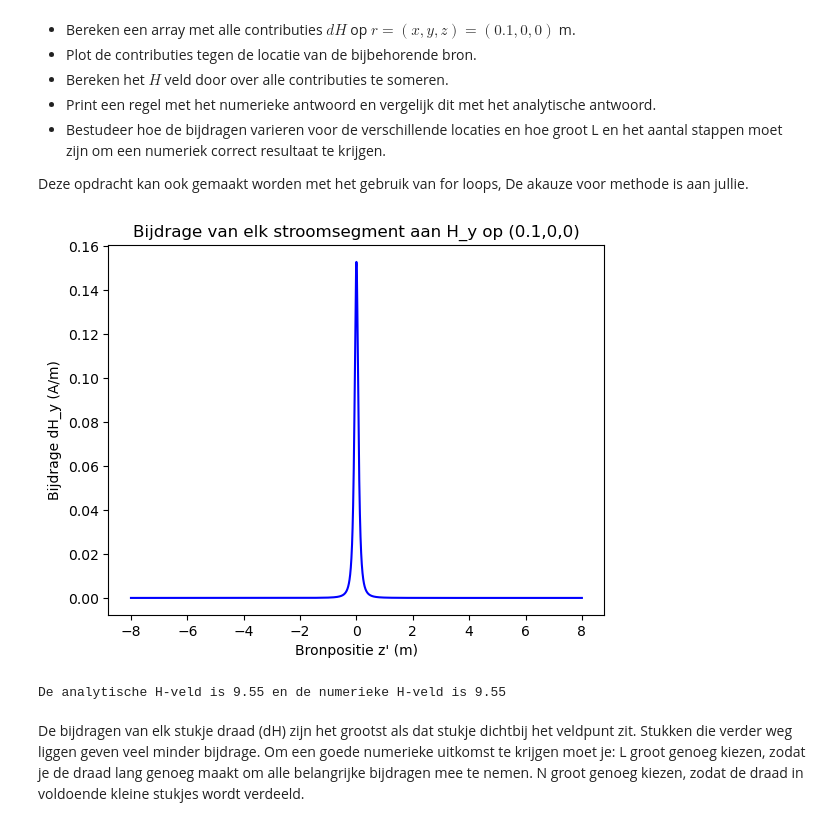
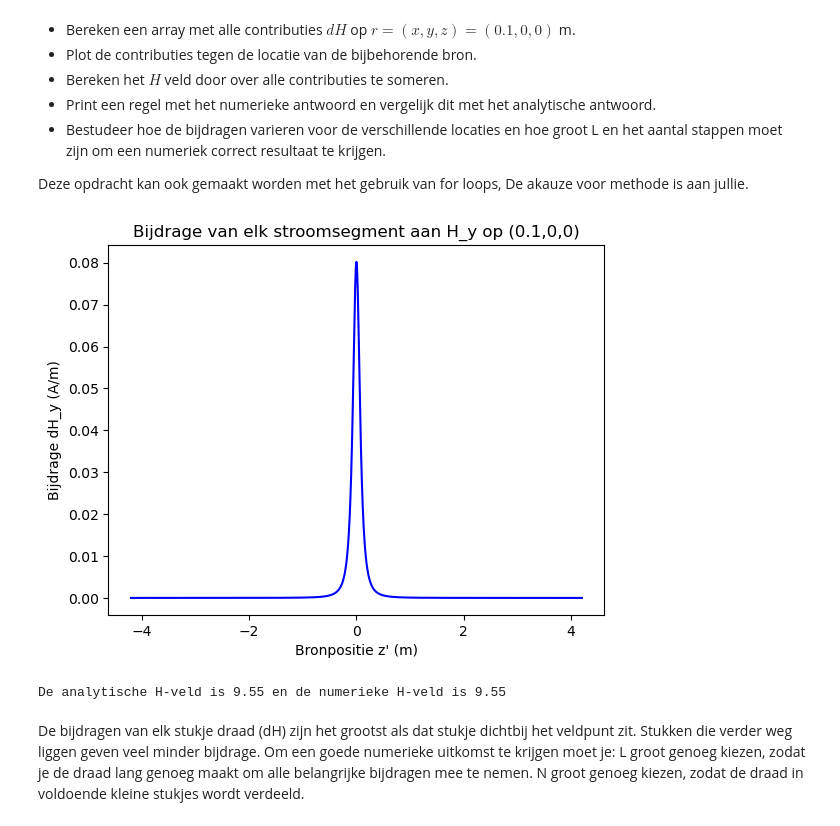
Before and after one commit to Abayu-hub/opdrachten-DEF-D, a Jupyter notebook: 2KrachtactuatorOpdracht/KrachtactuatorOpdracht.ipynb, the cells around one changed output. Cells and saved outputs as stored; diff of their text form; code cells hidden in the pictures.

```diff
--- a/2KrachtactuatorOpdracht/KrachtactuatorOpdracht.ipynb
+++ b/2KrachtactuatorOpdracht/KrachtactuatorOpdracht.ipynb
@@ -394,35 +359,35 @@ Nu gaan we met behulp van de numerieke implementatie van de wet van Biot-Savart
 
 Deze opdracht kan ook gemaakt worden met het gebruik van for loops, De akauze voor methode is aan jullie.
 # %%
-L = 16.0
+L = 8.4
 N = 5000
 s = 0.1
 r_field = np.array([s, 0.0, 0.0])
 
 dz = L / N
 z_sources = np.linspace(-L/2, L/2, N, endpoint=False) + dz/2
 H_total = np.array([0.0, 0.0, 0.0])
 
 dH_y_values = []
 
 for z in z_sources:
     r_source = np.array([0.0, 0.0, z])
     dl = np.array([0.0, 0.0, dz])
     dH = field_current_element(r_field, r_source, dl)
     H_total += dH
     dH_y_values.append(dH[1])
 
 plt.figure()
 plt.plot(z_sources, dH_y_values, 'b-')
 plt.xlabel("Bronpositie z' (m)")
 plt.ylabel("Bijdrage dH_y (A/m)")
 plt.title("Bijdrage van elk stroomsegment aan H_y op (0.1,0,0)")
 plt.show()
 
 H_analytical = I / (2 * np.pi * s)
 print('De analytische H-veld is %.2f'%H_analytical,'en de numerieke H-veld is %.2f'%H_total[1])
 # %% [output]
-[figure, old version]
+[figure, new version]
 De analytische H-veld is 9.55 en de numerieke H-veld is 9.55
 # %% [markdown]
 De bijdragen van elk stukje draad (dH) zijn het grootst als dat stukje dichtbij het veldpunt zit.
```
Also changed, not shown: parts of 7 cells of this notebook, 4 other files.
